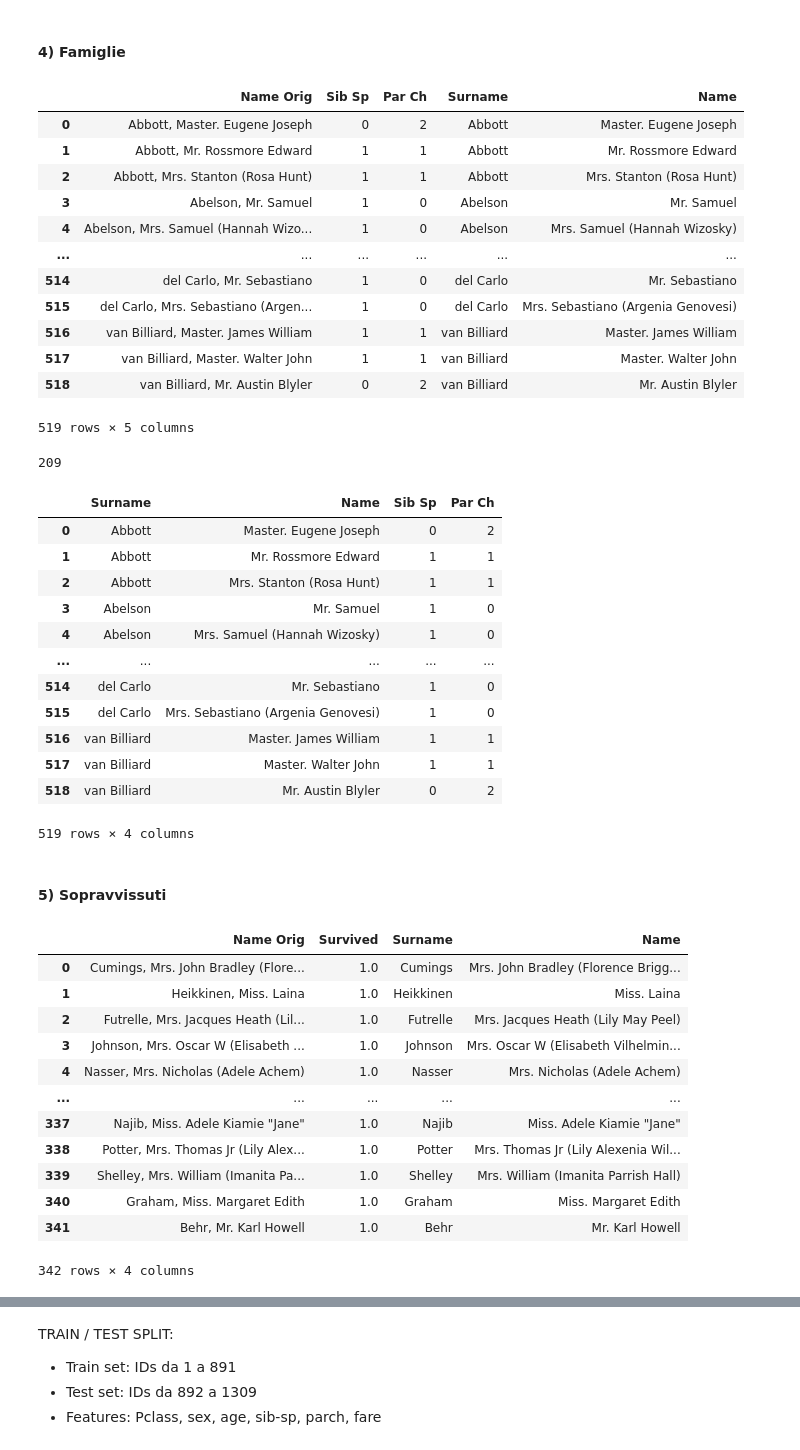
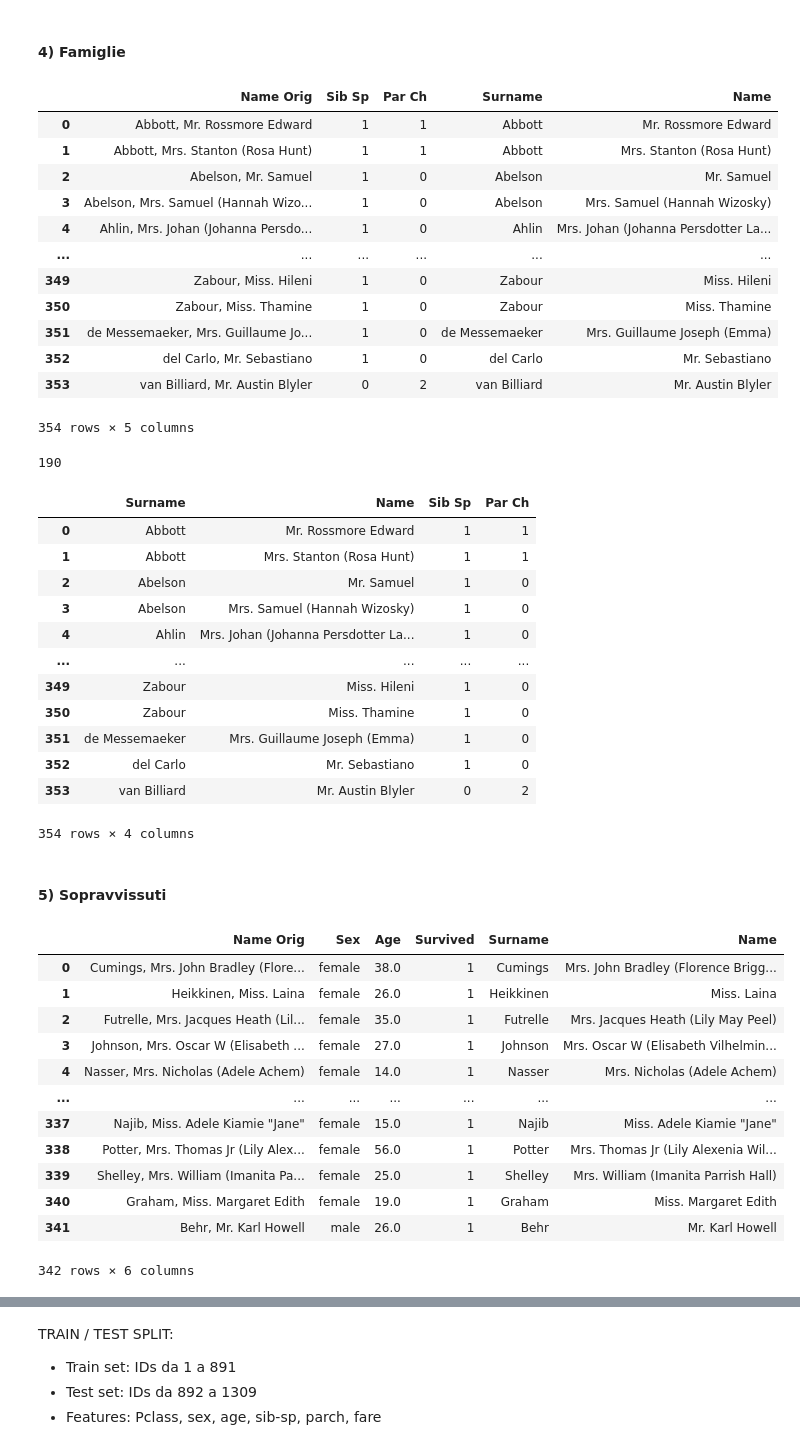
Before and after one commit to ftrono/Academy, a Jupyter notebook: exam/disassembly_dataset.ipynb, the cells around one changed output, grey strips where cells are left out. Drawn from its saved outputs; the diff is of its cells as text; code cells hidden in the pictures.

```diff
--- a/exam/disassembly_dataset.ipynb
+++ b/exam/disassembly_dataset.ipynb
@@ -12,9 +12,9 @@ class_names = {1: 'First Class', 2: 'Second Class', 3: 'Third Class'}
 # %% [markdown]
 Import totale:
 # %%
-train = pd.read_csv("../Dataset/Titanic/train.csv")
-test = pd.read_csv("../Dataset/Titanic/test.csv")
-full = pd.concat([train, test])
+full = pd.read_csv("../Dataset/Titanic/train.csv")
+# test = pd.read_csv("../Dataset/Titanic/test.csv")
+# full = pd.concat([train, test])
 full
 # %% [output]
 |  | PassengerId | Survived | Pclass | Name | Sex | Age | SibSp | Parch | Ticket | Fare | ... |
@@ -307,61 +332,61 @@ families.reset_index(drop=True, inplace=True)
 families
 # %% [output]
 |  | Name Orig | Sib Sp | Par Ch | Surname | Name |
-| 0 | Abbott, Master. Eugene Joseph | 0 | 2 | Abbott | Master. Eugene Joseph |
-| 1 | Abbott, Mr. Rossmore Edward | 1 | 1 | Abbott | Mr. Rossmore Edward |
-| 2 | Abbott, Mrs. Stanton (Rosa Hunt) | 1 | 1 | Abbott | Mrs. Stanton (Rosa Hunt) |
-| 3 | Abelson, Mr. Samuel | 1 | 0 | Abelson | Mr. Samuel |
-| 4 | Abelson, Mrs. Samuel (Hannah Wizo... | 1 | 0 | Abelson | Mrs. Samuel (Hannah Wizosky) |
+| 0 | Abbott, Mr. Rossmore Edward | 1 | 1 | Abbott | Mr. Rossmore Edward |
+| 1 | Abbott, Mrs. Stanton (Rosa Hunt) | 1 | 1 | Abbott | Mrs. Stanton (Rosa Hunt) |
+| 2 | Abelson, Mr. Samuel | 1 | 0 | Abelson | Mr. Samuel |
+| 3 | Abelson, Mrs. Samuel (Hannah Wizo... | 1 | 0 | Abelson | Mrs. Samuel (Hannah Wizosky) |
+| 4 | Ahlin, Mrs. Johan (Johanna Persdo... | 1 | 0 | Ahlin | Mrs. Johan (Johanna Persdotter La... |
 | ... | ... | ... | ... | ... | ... |
-| 514 | del Carlo, Mr. Sebastiano | 1 | 0 | del Carlo | Mr. Sebastiano |
-| 515 | del Carlo, Mrs. Sebastiano (Argen... | 1 | 0 | del Carlo | Mrs. Sebastiano (Argenia Genovesi) |
-| 516 | van Billiard, Master. James William | 1 | 1 | van Billiard | Master. James William |
-| 517 | van Billiard, Master. Walter John | 1 | 1 | van Billiard | Master. Walter John |
-| 518 | van Billiard, Mr. Austin Blyler | 0 | 2 | van Billiard | Mr. Austin Blyler |
+| 349 | Zabour, Miss. Hileni | 1 | 0 | Zabour | Miss. Hileni |
+| 350 | Zabour, Miss. Thamine | 1 | 0 | Zabour | Miss. Thamine |
+| 351 | de Messemaeker, Mrs. Guillaume Jo... | 1 | 0 | de Messemaeker | Mrs. Guillaume Joseph (Emma) |
+| 352 | del Carlo, Mr. Sebastiano | 1 | 0 | del Carlo | Mr. Sebastiano |
+| 353 | van Billiard, Mr. Austin Blyler | 0 | 2 | van Billiard | Mr. Austin Blyler |
-519 rows × 5 columns
+354 rows × 5 columns
 # %%
 print(len(families['Surname'].unique().tolist()))
 # %% [output]
-209
+190
 # %%
 families_ok = families[['Surname', 'Name', 'Sib Sp', 'Par Ch']]
 families_ok
 # %% [output]
 |  | Surname | Name | Sib Sp | Par Ch |
-| 0 | Abbott | Master. Eugene Joseph | 0 | 2 |
-| 1 | Abbott | Mr. Rossmore Edward | 1 | 1 |
-| 2 | Abbott | Mrs. Stanton (Rosa Hunt) | 1 | 1 |
-| 3 | Abelson | Mr. Samuel | 1 | 0 |
-| 4 | Abelson | Mrs. Samuel (Hannah Wizosky) | 1 | 0 |
+| 0 | Abbott | Mr. Rossmore Edward | 1 | 1 |
+| 1 | Abbott | Mrs. Stanton (Rosa Hunt) | 1 | 1 |
+| 2 | Abelson | Mr. Samuel | 1 | 0 |
+| 3 | Abelson | Mrs. Samuel (Hannah Wizosky) | 1 | 0 |
+| 4 | Ahlin | Mrs. Johan (Johanna Persdotter La... | 1 | 0 |
 | ... | ... | ... | ... | ... |
-| 514 | del Carlo | Mr. Sebastiano | 1 | 0 |
-| 515 | del Carlo | Mrs. Sebastiano (Argenia Genovesi) | 1 | 0 |
-| 516 | van Billiard | Master. James William | 1 | 1 |
-| 517 | van Billiard | Master. Walter John | 1 | 1 |
-| 518 | van Billiard | Mr. Austin Blyler | 0 | 2 |
+| 349 | Zabour | Miss. Hileni | 1 | 0 |
+| 350 | Zabour | Miss. Thamine | 1 | 0 |
+| 351 | de Messemaeker | Mrs. Guillaume Joseph (Emma) | 1 | 0 |
+| 352 | del Carlo | Mr. Sebastiano | 1 | 0 |
+| 353 | van Billiard | Mr. Austin Blyler | 0 | 2 |
-519 rows × 4 columns
+354 rows × 4 columns
 # %%
 families_ok.to_csv("../out/Titanic/families.csv", index=False)
 # %% [markdown]
 #### **5) Sopravvissuti**
 # %%
-survived = full[['Name', 'Survived']].loc[full['Survived'] == 1]
+survived = full[['Name', 'Sex', 'Age']].loc[full['Survived'] == 1]
 survived.rename(columns={'Name': 'Name Orig'}, inplace=True)
 survived['Surname'] = survived['Name Orig'].apply(lambda x: x.split(", ")[0])
 survived['Name'] = survived['Name Orig'].apply(lambda x: x.split(", ")[1])
 survived.reset_index(drop=True, inplace=True)
 survived
 # %% [output]
-|  | Name Orig | Survived | Surname | Name |
-| 0 | Cumings, Mrs. John Bradley (Flore... | 1.0 | Cumings | Mrs. John Bradley (Florence Brigg... |
-| 1 | Heikkinen, Miss. Laina | 1.0 | Heikkinen | Miss. Laina |
-| 2 | Futrelle, Mrs. Jacques Heath (Lil... | 1.0 | Futrelle | Mrs. Jacques Heath (Lily May Peel) |
-| 3 | Johnson, Mrs. Oscar W (Elisabeth ... | 1.0 | Johnson | Mrs. Oscar W (Elisabeth Vilhelmin... |
-| 4 | Nasser, Mrs. Nicholas (Adele Achem) | 1.0 | Nasser | Mrs. Nicholas (Adele Achem) |
-| ... | ... | ... | ... | ... |
-| 337 | Najib, Miss. Adele Kiamie "Jane" | 1.0 | Najib | Miss. Adele Kiamie "Jane" |
-| 338 | Potter, Mrs. Thomas Jr (Lily Alex... | 1.0 | Potter | Mrs. Thomas Jr (Lily Alexenia Wil... |
-| 339 | Shelley, Mrs. William (Imanita Pa... | 1.0 | Shelley | Mrs. William (Imanita Parrish Hall) |
-| 340 | Graham, Miss. Margaret Edith | 1.0 | Graham | Miss. Margaret Edith |
-| 341 | Behr, Mr. Karl Howell | 1.0 | Behr | Mr. Karl Howell |
+|  | Name Orig | Sex | Age | Survived | Surname | Name |
+| 0 | Cumings, Mrs. John Bradley (Flore... | female | 38.0 | 1 | Cumings | Mrs. John Bradley (Florence Brigg... |
+| 1 | Heikkinen, Miss. Laina | female | 26.0 | 1 | Heikkinen | Miss. Laina |
+| 2 | Futrelle, Mrs. Jacques Heath (Lil... | female | 35.0 | 1 | Futrelle | Mrs. Jacques Heath (Lily May Peel) |
+| 3 | Johnson, Mrs. Oscar W (Elisabeth ... | female | 27.0 | 1 | Johnson | Mrs. Oscar W (Elisabeth Vilhelmin... |
+| 4 | Nasser, Mrs. Nicholas (Adele Achem) | female | 14.0 | 1 | Nasser | Mrs. Nicholas (Adele Achem) |
+| ... | ... | ... | ... | ... | ... | ... |
+| 337 | Najib, Miss. Adele Kiamie "Jane" | female | 15.0 | 1 | Najib | Miss. Adele Kiamie "Jane" |
+| 338 | Potter, Mrs. Thomas Jr (Lily Alex... | female | 56.0 | 1 | Potter | Mrs. Thomas Jr (Lily Alexenia Wil... |
+| 339 | Shelley, Mrs. William (Imanita Pa... | female | 25.0 | 1 | Shelley | Mrs. William (Imanita Parrish Hall) |
+| 340 | Graham, Miss. Margaret Edith | female | 19.0 | 1 | Graham | Miss. Margaret Edith |
+| 341 | Behr, Mr. Karl Howell | male | 26.0 | 1 | Behr | Mr. Karl Howell |
-342 rows × 4 columns
+342 rows × 6 columns
```
Also changed, not shown: parts of 22 cells of this notebook, 9 other files.
